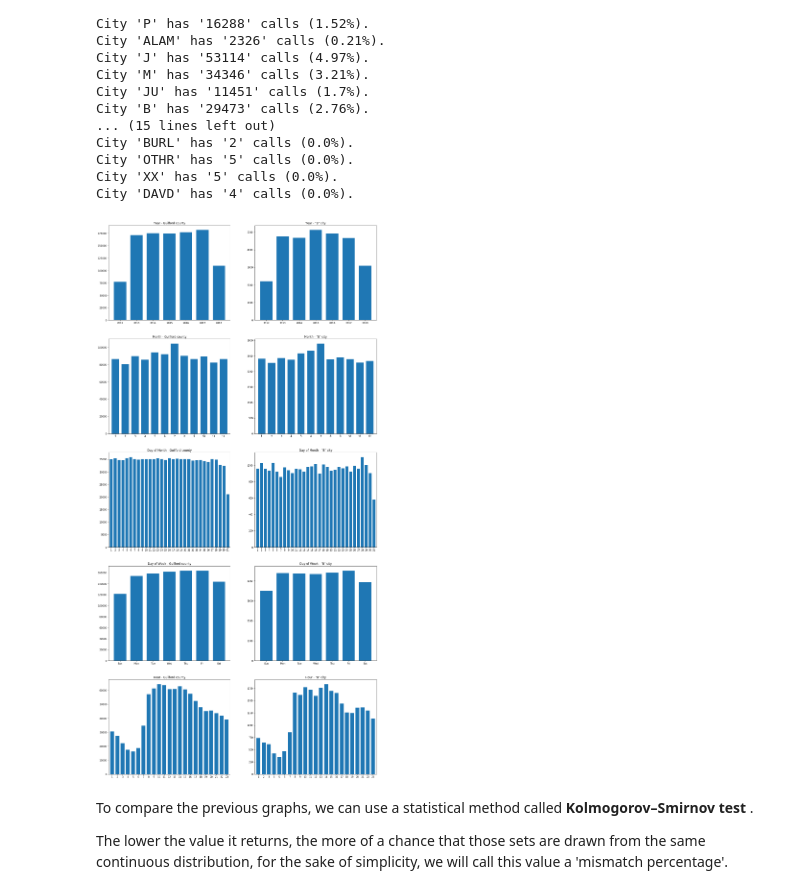
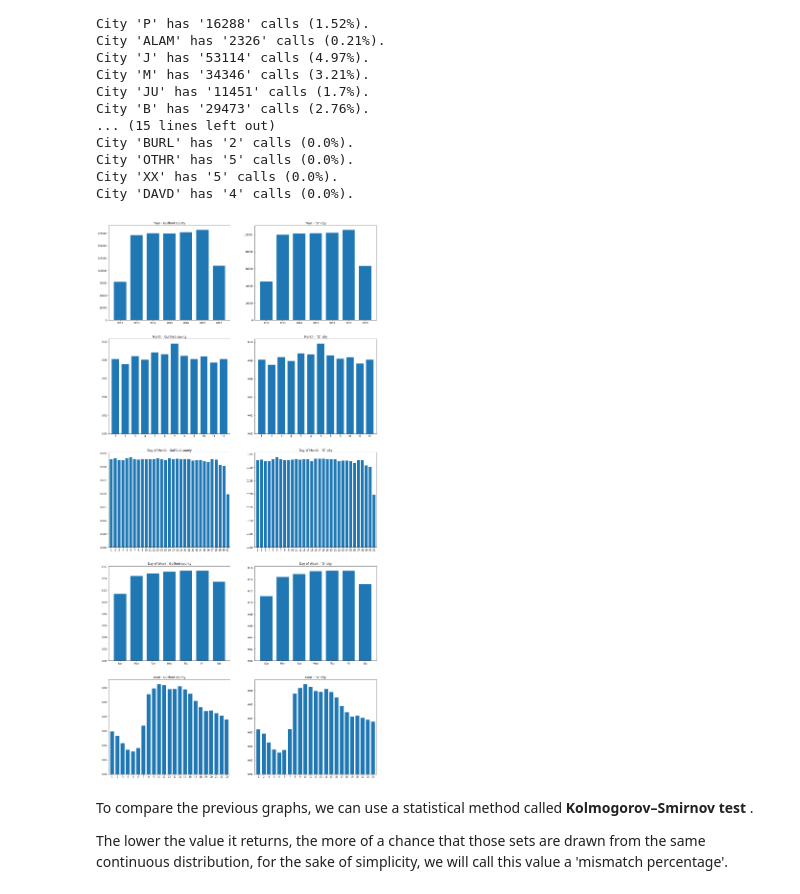
Before and after one commit to UNCG-CSE/Guilford_EMS, a Jupyter notebook: src/saed_call_volumes.ipynb, the cells around one changed output. Drawn from its saved outputs; the diff is of its cells as text; code cells hidden in the pictures.

```diff
--- a/src/saed_call_volumes.ipynb
+++ b/src/saed_call_volumes.ipynb
@@ -15,8 +15,10 @@ calls['year'] = calls.calltime.apply(lambda x: x.date().year)
 calls['month'] = calls.calltime.apply(lambda x: x.date().month)
 calls['dayOfMonth'] = calls.calltime.apply(lambda x: x.date().day)
 calls['hour'] = calls.calltime.apply(lambda x: x.time().hour)
+calls['minute'] = calls.calltime.apply(lambda x: x.time().minute)
+calls['second'] = calls.calltime.apply(lambda x: x.time().second)
 calls = calls.rename(columns={'calldow' : 'dayOfWeek'})
-calls = calls.drop(columns = ['timeclose', 'calltime'], axis = 1)
+calls = calls.drop(columns = ['timeclose'], axis = 1)
 calls = calls.drop(columns = ['statbeat','ra'])
 calls
 # %% [output]
@@ -113,25 +115,25 @@ def plot_city_county(calls, mycity):
     plt.subplot(5,2,3).set_title('Month - Guilford county')
     plt.xticks(rng)
     plt.xlim(rng.min()-0.7, rng.max()-0.3)
-    plt.hist(calls.month, bins=rng-0.5, rwidth=0.75)
+    plt.hist(calls.month, bins=rng-0.5, rwidth=0.75, normed=True)
 
     rng = np.arange(1,33)
     plt.subplot(5,2,5).set_title('Day of Month - Guilford county')
     plt.xticks(rng)
     plt.xlim(rng.min()-0.7, rng.max()-0.3)
-    plt.hist(calls.dayOfMonth, bins=rng-0.5, rwidth=0.75)
+    plt.hist(calls.dayOfMonth, bins=rng-0.5, rwidth=0.75, normed=True)
 
     rng = np.arange(1,9)
     plt.subplot(5,2,7).set_title('Day of Week - Guilford county')
     plt.xticks(rng, ['Sun', 'Mon', 'Tue', 'Wed', 'Thu', 'Fri', 'Sat'])
     plt.xlim(rng.min()-0.7, rng.max()-0.3)
-    plt.hist(calls.dayOfWeek, bins=rng-0.5, rwidth=0.75)
+    plt.hist(calls.dayOfWeek, bins=rng-0.5, rwidth=0.75, normed=True)
 
     rng = np.arange(1,25)
     plt.subplot(5,2,9).set_title('Hour - Guilford county')
     plt.xticks(rng)
     plt.xlim(rng.min()-0.7, rng.max()-0.3)
-    plt.hist(calls.hour, bins=rng-0.5, rwidth=0.75)
+    plt.hist(calls.hour, bins=rng-0.5, rwidth=0.75, normed=True)
 
     rng = np.arange(2012,2020)
     plt.subplot(5,2,2).set_title('Year - "' + mycity + '" city')
@@ -143,29 +145,29 @@ def plot_city_county(calls, mycity):
     plt.subplot(5,2,4).set_title('Month - "' + mycity + '" city')
     plt.xticks(rng)
     plt.xlim(rng.min()-0.7, rng.max()-0.3)
-    plt.hist(calls.loc[calls.city == mycity].month, bins=rng-0.5, rwidth=0.75)
+    plt.hist(calls.loc[calls.city == mycity].month, bins=rng-0.5, rwidth=0.75, normed=True)
 
     rng = np.arange(1,33)
     plt.subplot(5,2,6).set_title('Day of Month - "' + mycity + '" city')
     plt.xticks(rng)
     plt.xlim(rng.min()-0.7, rng.max()-0.3)
-    plt.hist(calls.loc[calls.city == mycity].dayOfMonth, bins=rng-0.5, rwidth=0.75)
+    plt.hist(calls.loc[calls.city == mycity].dayOfMonth, bins=rng-0.5, rwidth=0.75, normed=True)
 
     rng = np.arange(1,9)
     plt.subplot(5,2,8).set_title('Day of Week - "' + mycity + '" city')
     plt.xticks(rng, ['Sun', 'Mon', 'Tue', 'Wed', 'Thu', 'Fri', 'Sat'])
     plt.xlim(rng.min()-0.7, rng.max()-0.3)
-    plt.hist(calls.loc[calls.city == mycity].dayOfWeek, bins=rng-0.5, rwidth=0.75)
+    plt.hist(calls.loc[calls.city == mycity].dayOfWeek, bins=rng-0.5, rwidth=0.75, normed=True)
 
     rng = np.arange(1,25)
     plt.subplot(5,2,10).set_title('Hour - "' + mycity + '" city')
     plt.xticks(rng)
     plt.xlim(rng.min()-0.7, rng.max()-0.3)
-    plt.hist(calls.loc[calls.city == mycity].hour, bins=rng-0.5, rwidth=0.75)
+    plt.hist(calls.loc[calls.city == mycity].hour, bins=rng-0.5, rwidth=0.75, normed=True)
 # %%
-plot_city_county(calls, 'B')
+plot_city_county(calls, 'G')
 # %% [output]
-[figure, old version]
+[figure, new version]
 # %% [markdown]
 To compare the previous graphs, we can use a statistical method called <b> Kolmogorov–Smirnov test </b>.
 
```
Also changed, not shown: parts of 15 cells of this notebook.
